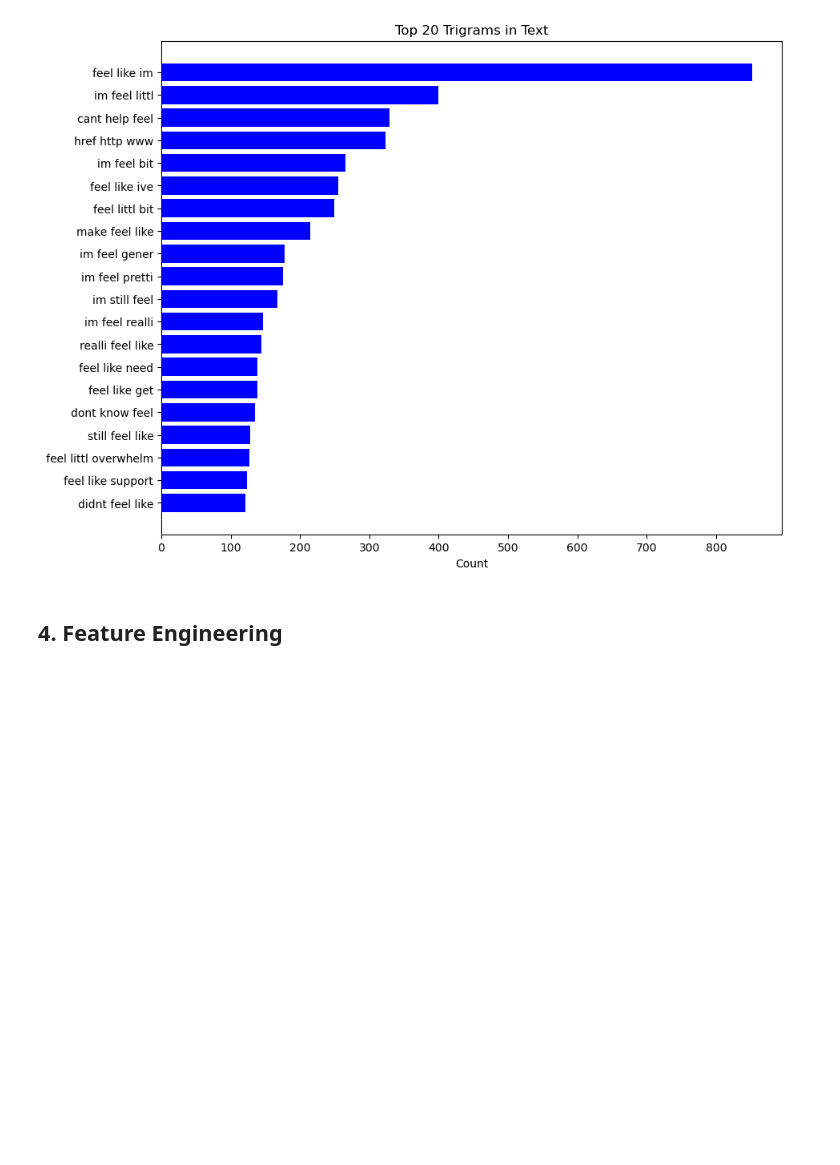
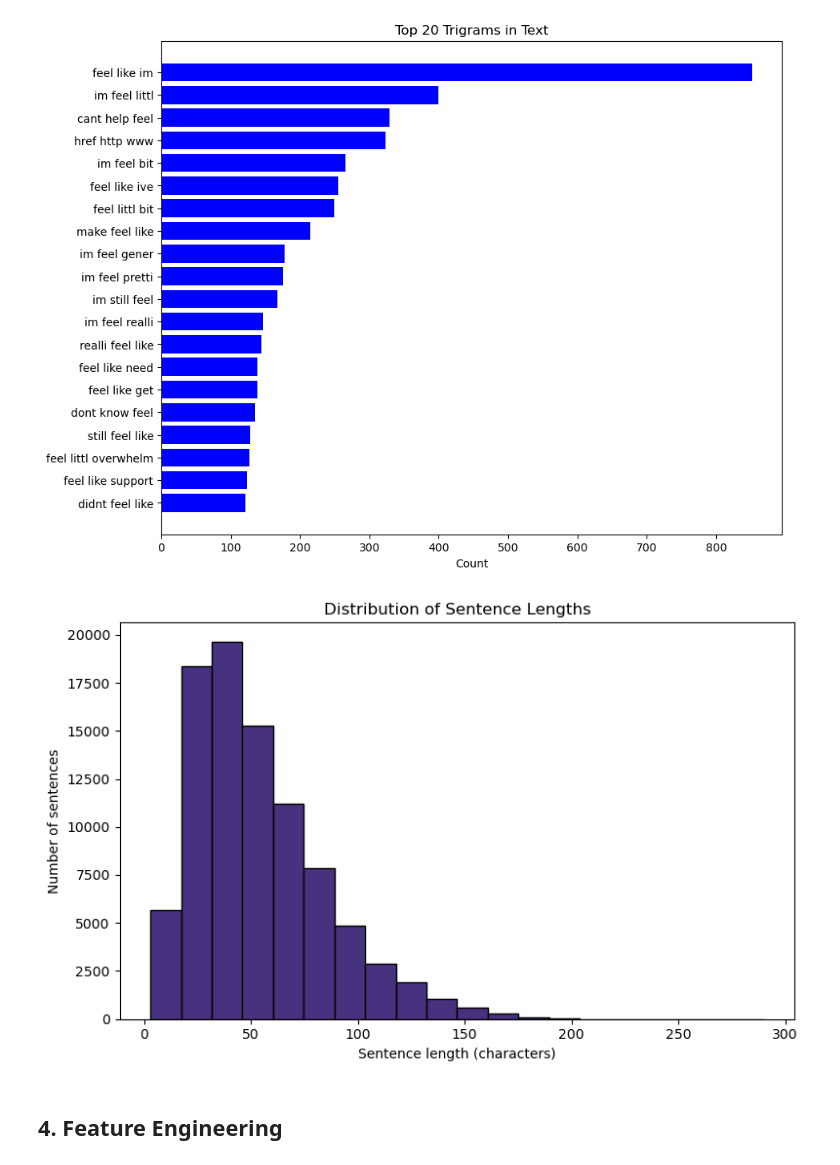
Before and after one commit to MohammadKN/Emotion-Analysis-CNN, a Jupyter notebook: Emotions.ipynb, the cells around one changed output. Saved outputs shown, nothing was run; the diff lists cells and outputs as text; code cells hidden in the pictures; blank space fills up the shorter version.

Commit message:
Reloaded the Plots

```diff
--- a/Emotions.ipynb
+++ b/Emotions.ipynb
@@ -479,6 +472,21 @@ plt.gca().invert_yaxis()
 plt.show()
 # %% [output]
 [figure]
+# %%
+# to find the optimal input length
+input_length = df["text"].str.len()
+plt.figure(figsize=(8, 5))
+
+lengths = input_length
+
+plt.hist(lengths, bins=20, edgecolor="black")
+plt.xlabel("Sentence length (characters)" )  # change label if using words
+plt.ylabel("Number of sentences")
+plt.title("Distribution of Sentence Lengths")
+plt.tight_layout()
+plt.show()
+# %% [output]
+[figure, added]
 # %% [markdown]
 ##                                                                             4. Feature Engineering
 # %%
```
Also changed, not shown: parts of 14 cells of this notebook, 10 other files.
